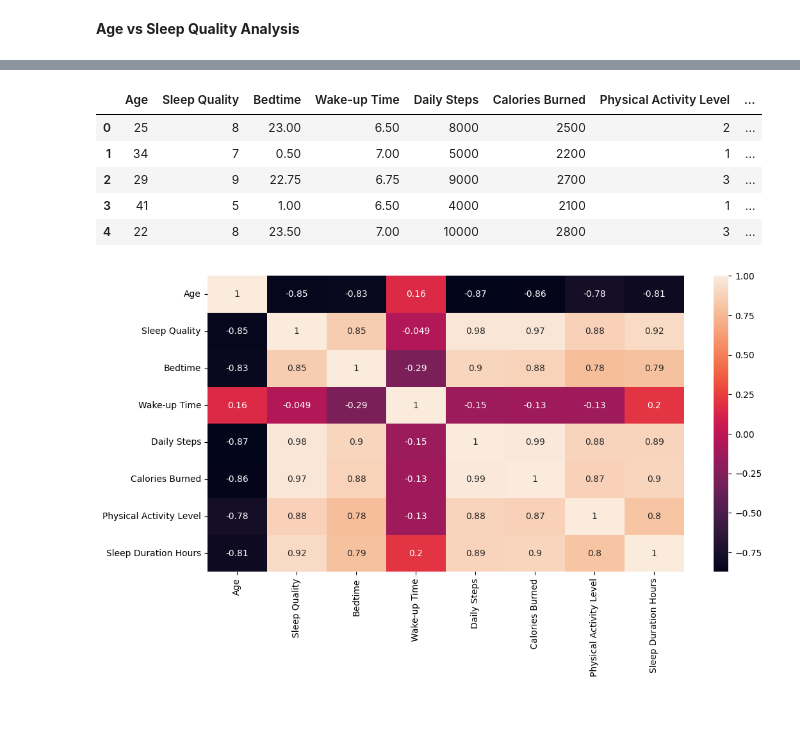
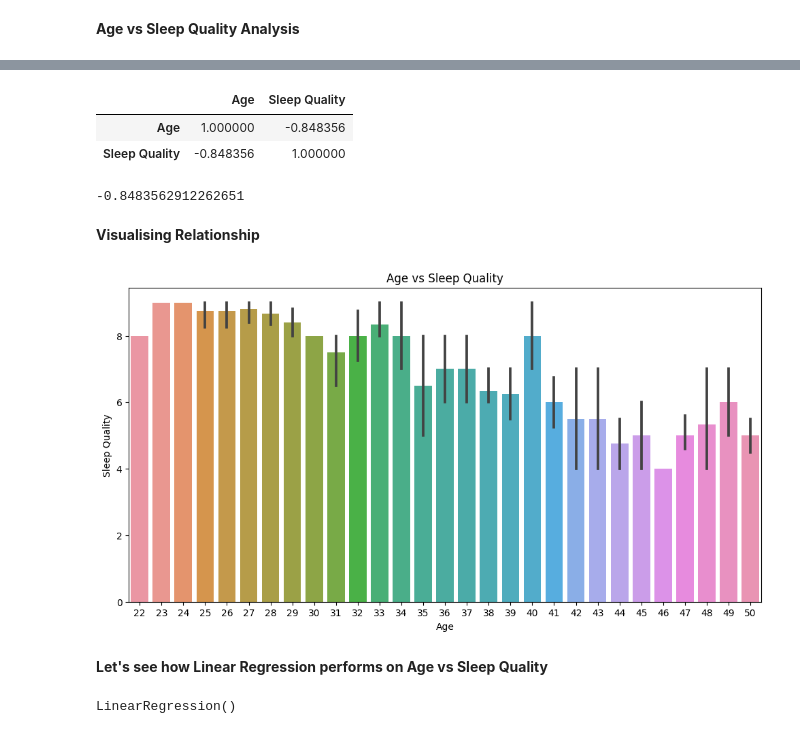
Before and after one commit to Nseconds/Sleep-Data-analysis, a Jupyter notebook: sleep-data-analysis.ipynb, the cells around one changed output, grey strips where cells are left out. Cells and saved outputs as stored; diff of their text form; code cells hidden in the pictures.

Commit message:
Kaggle Notebook | Sleep Data Analysis | Version 7

```diff
--- a/sleep-data-analysis.ipynb
+++ b/sleep-data-analysis.ipynb
@@ -242,9 +94,0 @@ Name: Wake-up Time, dtype: object
-# %%
-def sleep_time_helper_function(str_time):
-    h = str_time.split(":")[0]
-    m = str_time.split(":")[1]
-
-    return int(h) + int(m)/60
-
-df['Bedtime']=df['Bedtime'].apply(sleep_time_helper_function)
-df['Wake-up Time']=df['Wake-up Time'].apply(sleep_time_helper_function)
@@ -341,16 +95,34 @@ plt.show()
-# %%
-df_numeric_features = df.select_dtypes(include=['int64','float64'])
-df_numeric_features.head()
-# %% [output]
-|  | Age | Sleep Quality | Bedtime | Wake-up Time | Daily Steps | Calories Burned | Physical Activity Level | ... |
-| 0 | 25 | 8 | 23.00 | 6.50 | 8000 | 2500 | 2 | ... |
-| 1 | 34 | 7 | 0.50 | 7.00 | 5000 | 2200 | 1 | ... |
-| 2 | 29 | 9 | 22.75 | 6.75 | 9000 | 2700 | 3 | ... |
-| 3 | 41 | 5 | 1.00 | 6.50 | 4000 | 2100 | 1 | ... |
-| 4 | 22 | 8 | 23.50 | 7.00 | 10000 | 2800 | 3 | ... |
-# %%
-plt.figure(figsize=(12,6))
-sns.heatmap(df_numeric_features.corr(),annot=True)
-plt.show()
-# %% [output]
-[figure, removed]
+# %%
+age_vs_sleep_quality_corr = df[['Age', 'Sleep Quality']].corr()
+age_vs_sleep_quality_corr
+# %% [output]
+|  | Age | Sleep Quality |
+| Age | 1.000000 | -0.848356 |
+| Sleep Quality | -0.848356 | 1.000000 |
+# %%
+relation_coeff = age_vs_sleep_quality_corr.iloc[0, 1]
+relation_coeff
+# %% [output]
+-0.8483562912262651
+# %% [markdown]
+**Visualising Relationship**
+# %%
+plt.figure(figsize = (12,6))
+sns.barplot(x = 'Age', y = 'Sleep Quality', data = df)
+plt.title("Age vs Sleep Quality")
+plt.xlabel("Age")
+plt.ylabel("Sleep Quality")
+plt.show()
+# %% [output]
+[figure, added]
+# %% [markdown]
+**Let's see how Linear Regression performs on Age vs Sleep Quality**
+# %%
+X = df[['Age']]
+Y = df['Sleep Quality']
+
+model = LinearRegression()
+
+model.fit(X, Y)
+# %% [output]
+LinearRegression()
```
Also changed, not shown: parts of 92 cells of this notebook.
